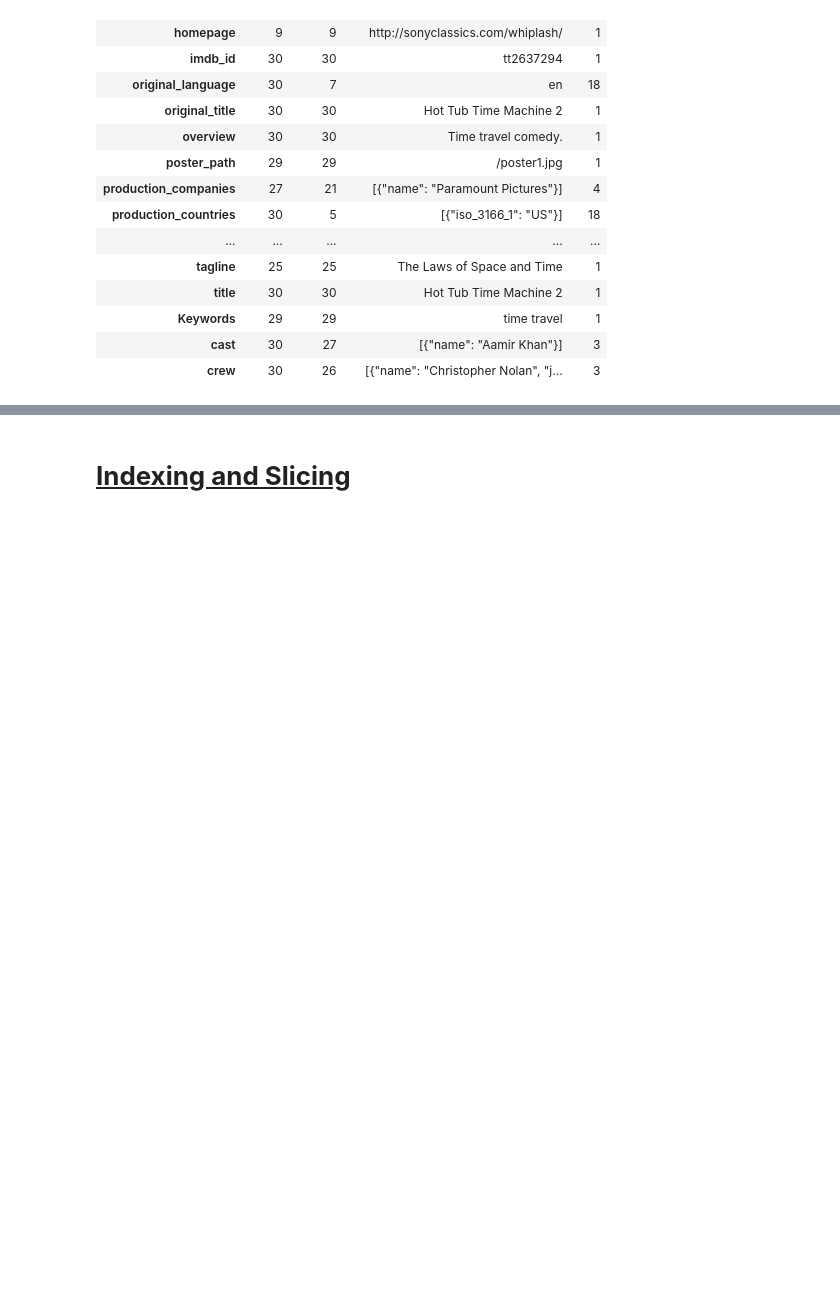
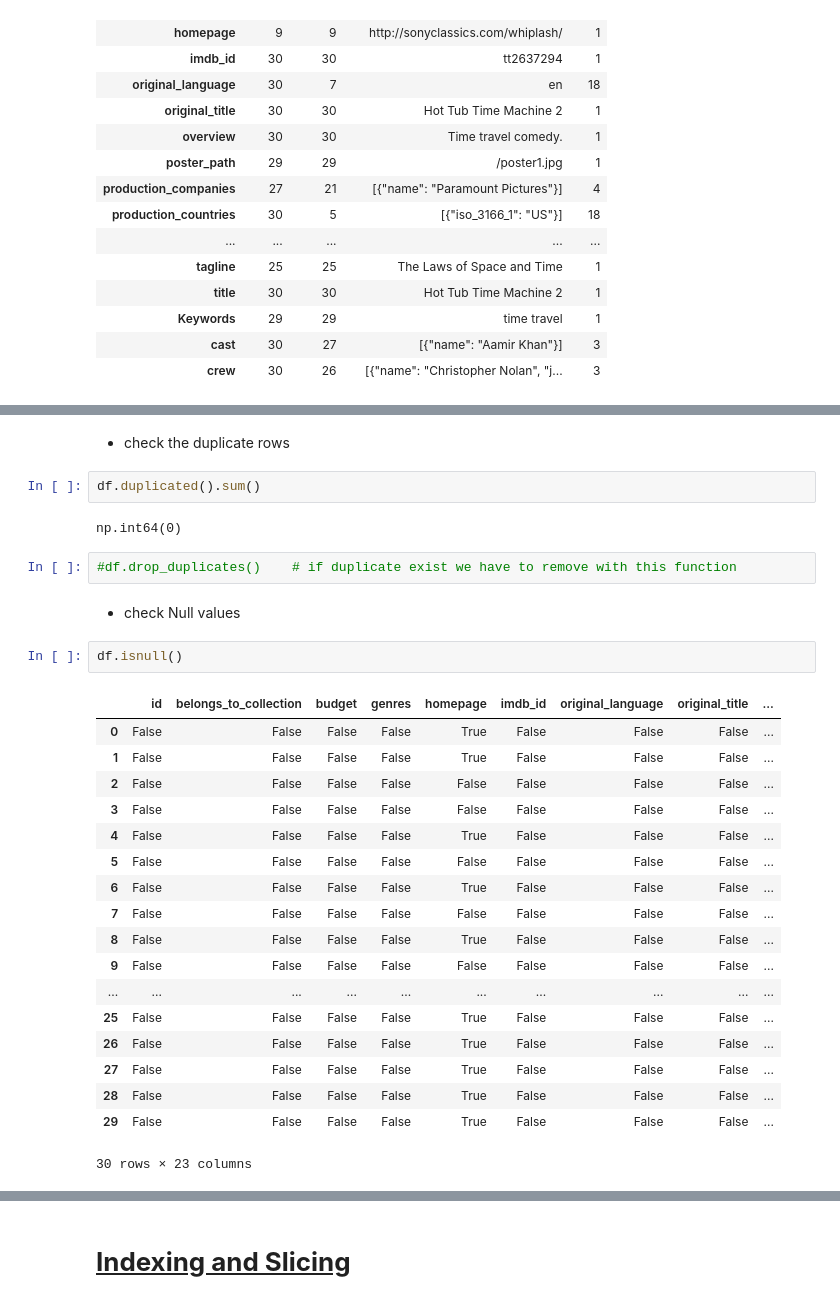
Before and after one commit to laxmanclinilaunch-hub/Python-7-8-, a Jupyter notebook: 2.EDA/Pandas_Operations.ipynb, the cells around one changed output, grey strips where cells are left out. Cells and saved outputs as stored; diff of their text form; blank space fills up the shorter version.

```diff
--- a/2.EDA/Pandas_Operations.ipynb
+++ b/2.EDA/Pandas_Operations.ipynb
@@ -132,0 +144,31 @@ df.describe(include="object").T
+# %% [markdown]
+- check the duplicate rows
+# %%
+df.duplicated().sum()
+# %% [output]
+np.int64(0)
+# %%
+#df.drop_duplicates()    # if duplicate exist we have to remove with this function
+# %% [markdown]
+- check  Null values
+# %%
+df.isnull()
+# %% [output]
+|  | id | belongs_to_collection | budget | genres | homepage | imdb_id | original_language | original_title | ... |
+| 0 | False | False | False | False | True | False | False | False | ... |
+| 1 | False | False | False | False | True | False | False | False | ... |
+| 2 | False | False | False | False | False | False | False | False | ... |
+| 3 | False | False | False | False | False | False | False | False | ... |
+| 4 | False | False | False | False | True | False | False | False | ... |
+| 5 | False | False | False | False | False | False | False | False | ... |
+| 6 | False | False | False | False | True | False | False | False | ... |
+| 7 | False | False | False | False | False | False | False | False | ... |
+| 8 | False | False | False | False | True | False | False | False | ... |
+| 9 | False | False | False | False | False | False | False | False | ... |
+| ... | ... | ... | ... | ... | ... | ... | ... | ... | ... |
+| 25 | False | False | False | False | True | False | False | False | ... |
+| 26 | False | False | False | False | True | False | False | False | ... |
+| 27 | False | False | False | False | True | False | False | False | ... |
+| 28 | False | False | False | False | True | False | False | False | ... |
+| 29 | False | False | False | False | True | False | False | False | ... |
+30 rows × 23 columns
```
Also changed, not shown: parts of 29 cells of this notebook.
